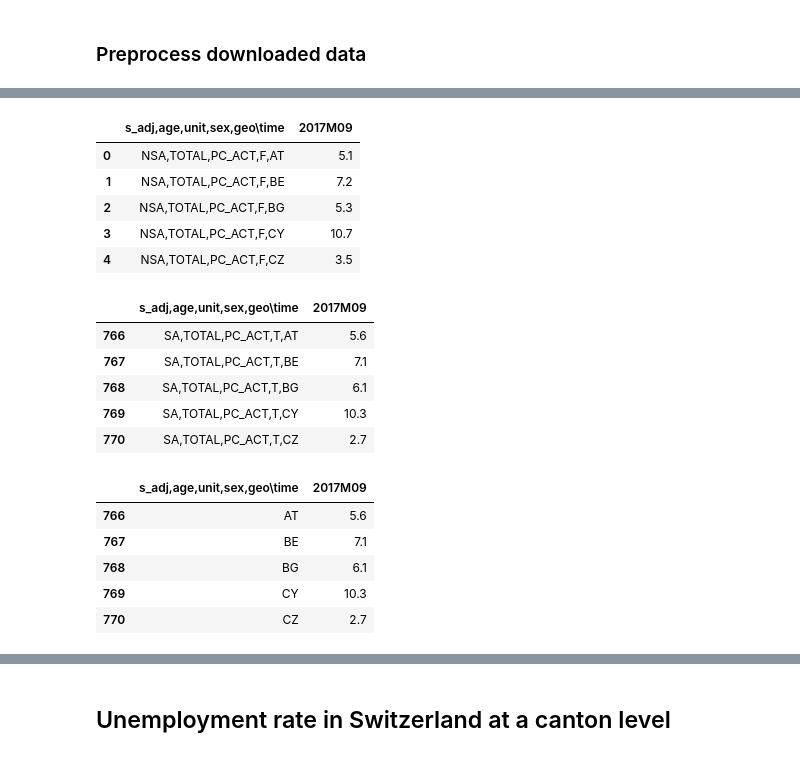
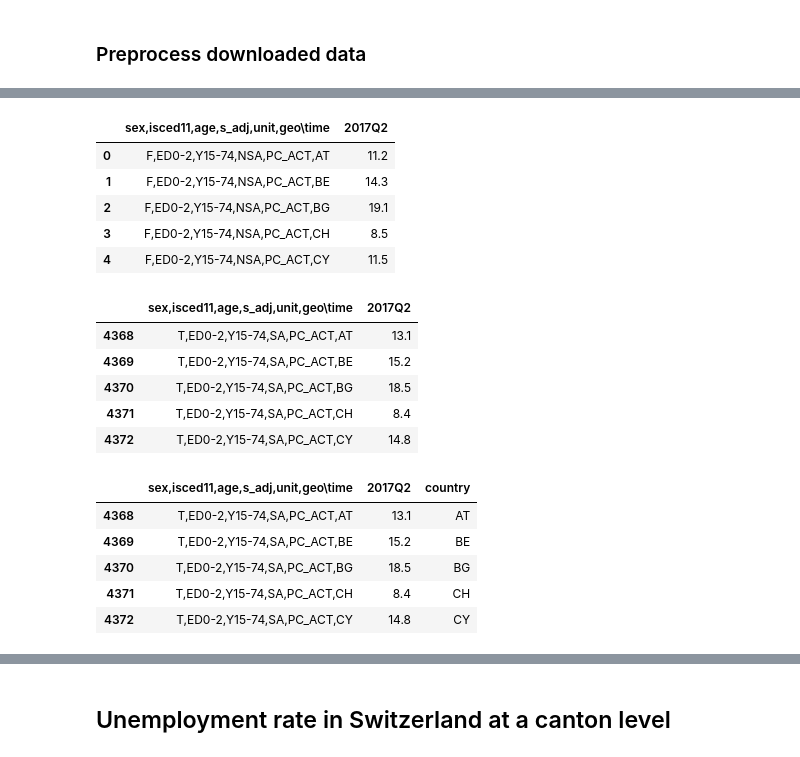
Before and after one commit to maxpr/ADA, a Jupyter notebook: 03 - Interactive Viz/Homework3.ipynb, the cells around one changed output, grey strips where cells are left out. Saved outputs shown, nothing was run; the diff lists cells and outputs as text; code cells hidden in the pictures.

```diff
--- a/03 - Interactive Viz/Homework3.ipynb
+++ b/03 - Interactive Viz/Homework3.ipynb
@@ -16,9 +17,9 @@ import csv
 topo_path_json_eu = os.path.join('topojson', 'europe.topojson.json')
 topo_path_json_ch = os.path.join('topojson', 'ch-cantons.topojson.json')
 
-path_unemployment_eu_month = os.path.join('FetchedData', 'UnemploymentEUMonth', "une_rt_m.tsv")
+path_unemployment_eu_month = os.path.join('FetchedData', 'Unemployment_rate_EU.tsv')
 
-color_undef = "#000000"
+color_undef = "#bdbdbd"
 
 # picked with colorbrewer, orange since unemployment rate is bad
 color_classes = ['#fef0d9','#fdcc8a','#fc8d59','#e34a33','#b30000']
@@ -54,39 +55,39 @@ cols_drop = [i for i in range(2,len(df_unemployment_eu_month.columns))]
 df_unemployment_eu_month_clean = df_unemployment_eu_month.drop(df_unemployment_eu_month.columns[cols_drop], axis=1)
 df_unemployment_eu_month_clean.head()
 # %% [output]
-|  | s_adj,age,unit,sex,geo\time | 2017M09 |
-| 0 | NSA,TOTAL,PC_ACT,F,AT | 5.1 |
-| 1 | NSA,TOTAL,PC_ACT,F,BE | 7.2 |
-| 2 | NSA,TOTAL,PC_ACT,F,BG | 5.3 |
-| 3 | NSA,TOTAL,PC_ACT,F,CY | 10.7 |
-| 4 | NSA,TOTAL,PC_ACT,F,CZ | 3.5 |
+|  | sex,isced11,age,s_adj,unit,geo\time | 2017Q2 |
+| 0 | F,ED0-2,Y15-74,NSA,PC_ACT,AT | 11.2 |
+| 1 | F,ED0-2,Y15-74,NSA,PC_ACT,BE | 14.3 |
+| 2 | F,ED0-2,Y15-74,NSA,PC_ACT,BG | 19.1 |
+| 3 | F,ED0-2,Y15-74,NSA,PC_ACT,CH | 8.5 |
+| 4 | F,ED0-2,Y15-74,NSA,PC_ACT,CY | 11.5 |
 # %%
 # Filter rows
 """
+T := male and female
+* := keep all educational classes
+Y15-74 := maximum age range
 SA := seasonal adjusted
-TOTAL := all ages
-PC_ACT := per capita
-T := male and female
+PC_ACT = percentage of popolation
 """
-unempl_filter = "SA,TOTAL,PC_ACT,T,"
-df_unemployment_eu_month_clean = df_unemployment_eu_month_clean[df_unemployment_eu_month_clean.iloc[:,0].str.startswith(unempl_filter)]
+unempl_filter = r"^T,(.*),Y15-74,SA,PC_ACT,(.*)"
+df_unemployment_eu_month_clean = df_unemployment_eu_month_clean[df_unemployment_eu_month_clean.iloc[:,0].str.contains(unempl_filter)]
 df_unemployment_eu_month_clean.head()
 # %% [output]
-|  | s_adj,age,unit,sex,geo\time | 2017M09 |
-| 766 | SA,TOTAL,PC_ACT,T,AT | 5.6 |
-| 767 | SA,TOTAL,PC_ACT,T,BE | 7.1 |
-| 768 | SA,TOTAL,PC_ACT,T,BG | 6.1 |
-| 769 | SA,TOTAL,PC_ACT,T,CY | 10.3 |
-| 770 | SA,TOTAL,PC_ACT,T,CZ | 2.7 |
+|  | sex,isced11,age,s_adj,unit,geo\time | 2017Q2 |
+| 4368 | T,ED0-2,Y15-74,SA,PC_ACT,AT | 13.1 |
+| 4369 | T,ED0-2,Y15-74,SA,PC_ACT,BE | 15.2 |
+| 4370 | T,ED0-2,Y15-74,SA,PC_ACT,BG | 18.5 |
+| 4371 | T,ED0-2,Y15-74,SA,PC_ACT,CH | 8.4 |
+| 4372 | T,ED0-2,Y15-74,SA,PC_ACT,CY | 14.8 |
 # %%
-# Filter counrty id
-df_unemployment_eu_month_clean.iloc[:,0] = df_unemployment_eu_month_clean.iloc[:,0].apply(
-    lambda x : x[len(unempl_filter):])
+# Filter country id
+df_unemployment_eu_month_clean["country"] = df_unemployment_eu_month_clean.iloc[:,0].replace({ unempl_filter : r'\2'}, regex=True)
 df_unemployment_eu_month_clean.head()
 # %% [output]
-|  | s_adj,age,unit,sex,geo\time | 2017M09 |
-| 766 | AT | 5.6 |
-| 767 | BE | 7.1 |
-| 768 | BG | 6.1 |
-| 769 | CY | 10.3 |
-| 770 | CZ | 2.7 |
+|  | sex,isced11,age,s_adj,unit,geo\time | 2017Q2 | country |
+| 4368 | T,ED0-2,Y15-74,SA,PC_ACT,AT | 13.1 | AT |
+| 4369 | T,ED0-2,Y15-74,SA,PC_ACT,BE | 15.2 | BE |
+| 4370 | T,ED0-2,Y15-74,SA,PC_ACT,BG | 18.5 | BG |
+| 4371 | T,ED0-2,Y15-74,SA,PC_ACT,CH | 8.4 | CH |
+| 4372 | T,ED0-2,Y15-74,SA,PC_ACT,CY | 14.8 | CY |
```
Also changed, not shown: parts of 35 cells of this notebook.
